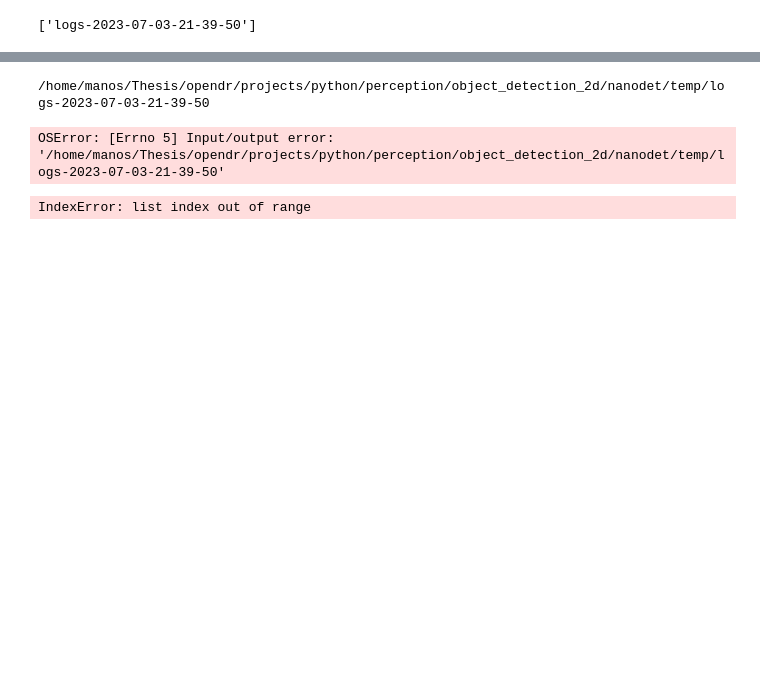
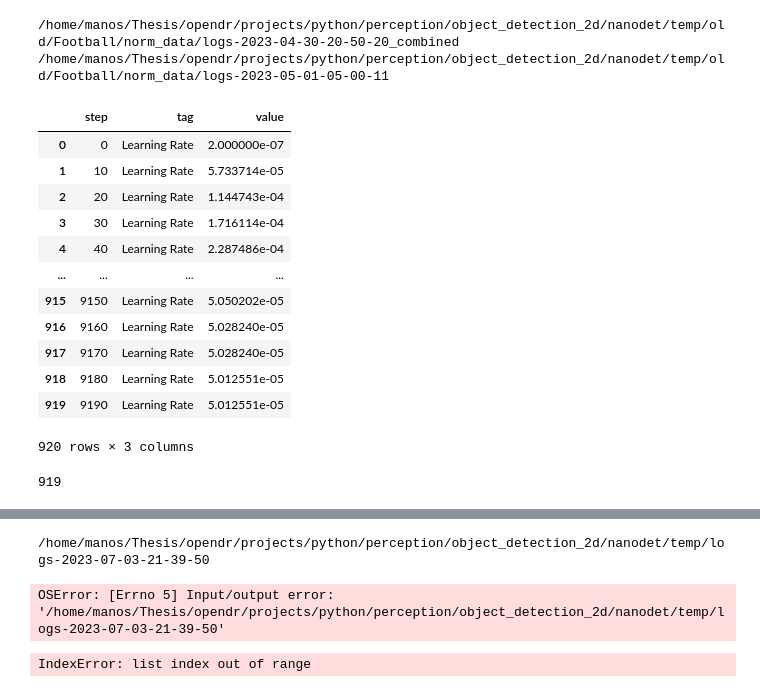
Before and after one commit to ManosMpampis/opendr, a Jupyter notebook: projects/python/perception/object_detection_2d/nanodet/combine_graphs.ipynb, the cells around one changed output, grey strips where cells are left out. Drawn from its saved outputs; the diff is of its cells as text; code cells hidden in the pictures; blank space fills up the shorter version.

Commit message:
[UPDATE] make sure that combine graphs work

```diff
--- a/projects/python/perception/object_detection_2d/nanodet/combine_graphs.ipynb
+++ b/projects/python/perception/object_detection_2d/nanodet/combine_graphs.ipynb
@@ -48,14 +52,45 @@ for experiment_name in experiments:
 # %%
-log_dir = "/home/manos/Thesis/opendr/projects/python/perception/object_detection_2d/nanodet/temp"
-experiment_name = "logs-2023-07-03-21-39-50"
+log_dir = "/home/manos/Thesis/opendr/projects/python/perception/object_detection_2d/nanodet/temp/old/Football"
+
+experiments = ["norm_data"] #, "norm_data_with_augmentations", "augmented_data_bigger_pos_with_augmentations", "plus_weight_averager_hinge_augmented_data_bigger_pos_with_augmentations"]
 text_tag = "config"
 dataFrames = []
-dirs = [experiment_name]
+
+experiment_name = experiments[0]
+dirs = sorted(os.listdir(f"{log_dir}/{experiment_name}"))
 logs = []
 for dir in dirs:
-    if dir[:5] == "logs-":
+    if "logs-" in dir: # and "combined" not in dir:
         logs.append(dir)
-# dirs
-logs
+for dir in logs:
+    reader = SummaryReader(f"{log_dir}/{experiment_name}/{dir}")
+    dataFrames.append(reader.scalars)
+    text = (reader.text)["value"].values[0]
+
+final_dt = dataFrames[0]
+scallar_tags = final_dt.tag.unique().tolist()
 # %% [output]
-['logs-2023-07-03-21-39-50']
+/home/manos/Thesis/opendr/projects/python/perception/object_detection_2d/nanodet/temp/old/Football/norm_data/logs-2023-04-30-20-50-20_combined
+/home/manos/Thesis/opendr/projects/python/perception/object_detection_2d/nanodet/temp/old/Football/norm_data/logs-2023-05-01-05-00-11
+# %%
+tag_dt = final_dt[final_dt["tag"] == "Learning Rate"]
+tag_dt
+# %% [output]
+|  | step | tag | value |
+| 0 | 0 | Learning Rate | 2.000000e-07 |
+| 1 | 10 | Learning Rate | 5.733714e-05 |
+| 2 | 20 | Learning Rate | 1.144743e-04 |
+| 3 | 30 | Learning Rate | 1.716114e-04 |
+| 4 | 40 | Learning Rate | 2.287486e-04 |
+| ... | ... | ... | ... |
+| 915 | 9150 | Learning Rate | 5.050202e-05 |
+| 916 | 9160 | Learning Rate | 5.028240e-05 |
+| 917 | 9170 | Learning Rate | 5.028240e-05 |
+| 918 | 9180 | Learning Rate | 5.012551e-05 |
+| 919 | 9190 | Learning Rate | 5.012551e-05 |
+920 rows × 3 columns
+# %%
+last_entry = tag_dt.tail(1)["step"].index.values[0]
+last_entry
+# %% [output]
+919
```
Also changed, not shown: parts of 8 cells of this notebook.
